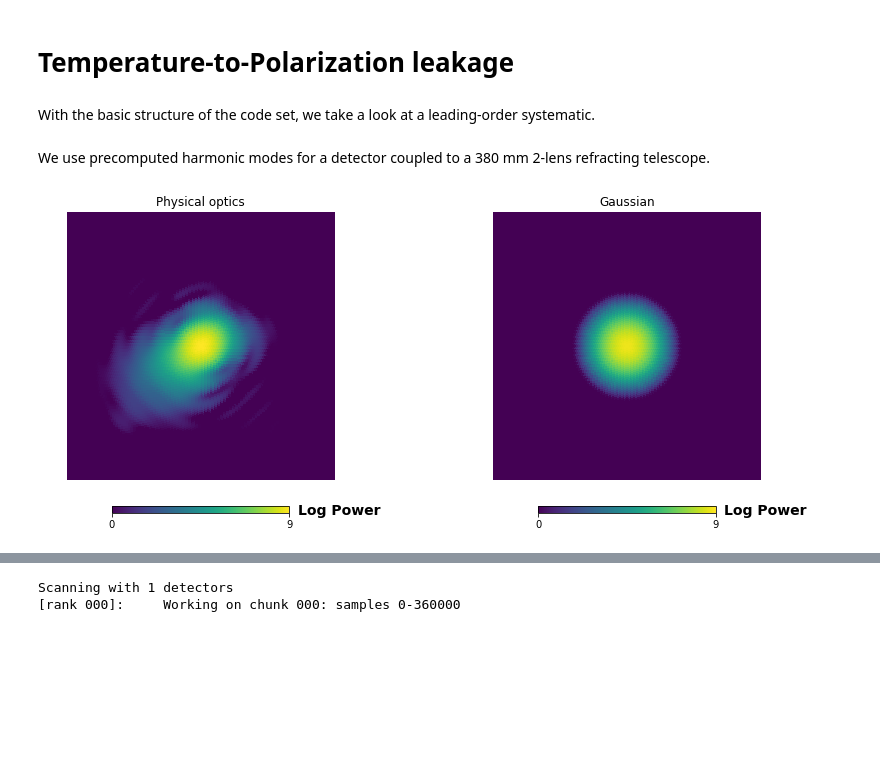
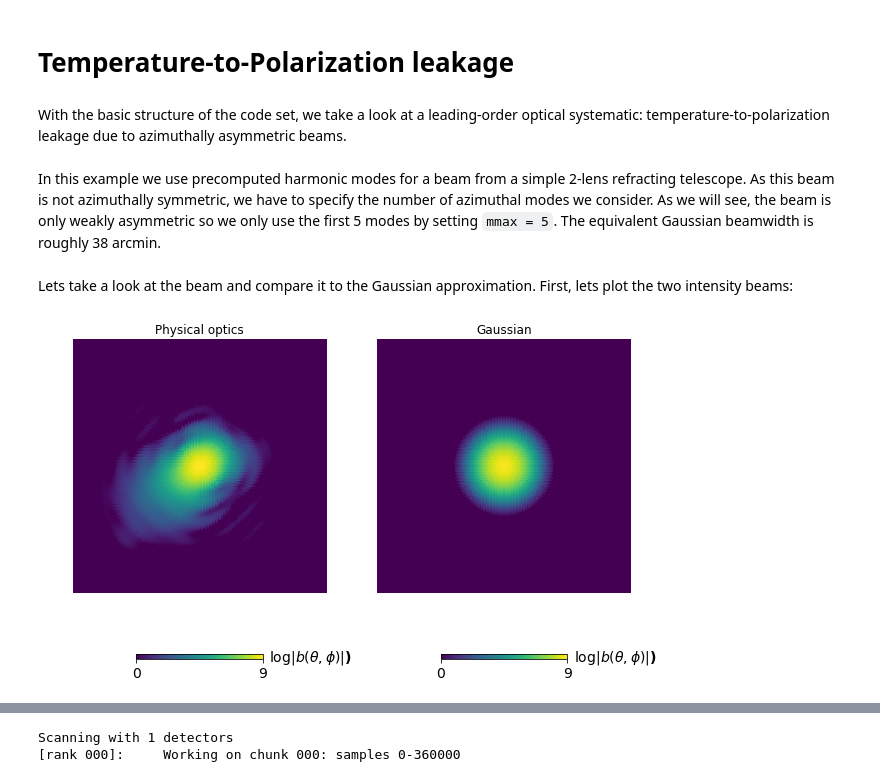
Before and after one commit to AdriJD/beamconv, a Jupyter notebook: notebooks/introduction.ipynb, the cells around one changed output, grey strips where cells are left out. Cells and saved outputs as stored; diff of their text form; code cells hidden in the pictures; blank space fills up the shorter version.

```diff
--- a/notebooks/introduction.ipynb
+++ b/notebooks/introduction.ipynb
@@ -6,7 +6,13 @@ We start by importing the `ScanStrategy` and `Beam` classes from `beamconv`. We
 # %%
-#%matplotlib inline
 import matplotlib
 import matplotlib.pyplot as plt
+fontsize=14
+matplotlib.rcParams.update({'font.size':fontsize})
+matplotlib.rcParams.update({'xtick.labelsize':fontsize})
+matplotlib.rcParams.update({'ytick.labelsize':fontsize})
+matplotlib.rcParams.update({'axes.labelsize':fontsize})
+matplotlib.rcParams.update({'lines.markersize': 4})
+
 import numpy as np
 import healpy as hp
 from beamconv import ScanStrategy
@@ -28,7 +34,7 @@ beam_opts = dict(az=0,
                  fwhm=40,
                  btype='Gaussian',
                  lmax=800,
-                 mmax=2)
+                 symmetric=True)
 beam = Beam(**beam_opts)
 print beam
 # %% [output]
@@ -116,40 +141,64 @@ ax.plot(tod_interp[:500])
 # %% [markdown]
 # Temperature-to-Polarization leakage
 # %% [markdown]
-With the basic structure of the code set, we take a look at a leading-order systematic.
+With the basic structure of the code set, we take a look at a leading-order optical systematic: temperature-to-polarization leakage due to azimuthally asymmetric beams.
-# %% [markdown]
-We use precomputed harmonic modes for a detector coupled to a 380 mm 2-lens refracting telescope.
+# %% [markdown]
+In this example we use precomputed harmonic modes for a beam from a simple 2-lens refracting telescope.  As this beam is not azimuthally symmetric, we have to specify the number of azimuthal modes we consider. As we will see, the beam is only weakly asymmetric so we only use the first 5 modes by setting `mmax = 5`. The equivalent Gaussian beamwidth is roughly 38 arcmin.
 # %%
+beam_dir = '../tests/test_data/example_blms/'
 beam_opts = dict(az=0,
                  el=0,
                  polang=0,
-                 fwhm=40,
-                 btype='Gaussian',
+                 fwhm=38,
+                 btype='PO', # Physical optics.
                  lmax=800,
                  mmax=5,
-                 po_file='../tests/test_data/example_blms/blm_hp_X1T1R1C8A_800_800.npy',)
-beam = Beam(**beam_opts)
+                 po_file=beam_dir+'blm_hp_X1T1R1C8A_800_800.npy')
+beam2 = Beam(**beam_opts)
+# %% [markdown]
+Lets take a look at the beam and compare it to the Gaussian approximation. First, lets plot the two intensity beams:
 # %%
 def blm2bmap(beam, nside=1024):
+    '''
+    Compute pixelized map of the intensity beam of
+    Beam instance.
+
+    Arguments
+    ---------
+    beam : <beamconv.detector.Beam>
+
+    Keyword arguments
+    -----------------
+    nside : int
+        Nside of output maps
+
+    Returns
+    -------
+    beammaps : array-like
+        HEALPix map of intensity beam.
+    '''
     blm = np.asarray(beam.blm).copy()[0]
+    # We need to divide out sqrt(4pi / (2 ell + 1)) to get
+    # correctly normlized spherical harmonic coeffients.
     ell = np.arange(hp.Alm.getlmax(blm.size))
     q_ell = np.sqrt(4. * np.pi / (2 * ell + 1))
     blm = hp.almxfl(blm, 1 / q_ell)
     return hp.alm2map(blm, nside, verbose=False)
 
-beam.btype='PO'
-bmap_po = blm2bmap(beam)
-del(beam.blm)
-beam.btype='Gaussian'
-bmap_ga = blm2bmap(beam)
-del(beam.blm)
+beam2.btype='PO'
+bmap_po = blm2bmap(beam2)
+del(beam2.blm)
+beam2.btype='Gaussian'
+bmap_ga = blm2bmap(beam2)
+del(beam2.blm)
 
-cart_opts = dict(rot=[0, 90, 0], lonra=[-3,3], latra=[-3,3], min=0, max=9, hold=True, unit='Log Power')
+cart_opts = dict(rot=[0, 90, 0], lonra=[-3,3], latra=[-3,3], min=0, max=9,
+                 hold=True, unit=r'$\log |b(\theta, \phi)|$)')
 
-fig, (ax1, ax2) = plt.subplots(ncols=2, figsize=(14, 6))
-plt.axes(ax1)
+fig, axs = plt.subplots(ncols=2, nrows=1, figsize=(10, 14))
+plt.axes(axs[0])
 hp.cartview(np.log(np.abs(bmap_po)), title="Physical optics", **cart_opts)
-plt.axes(ax2)
+plt.axes(axs[1])
 hp.cartview(np.log(np.abs(bmap_ga)), title="Gaussian", **cart_opts)
 # %% [output]
-[figure, old version]
+[figure, new version]
```
Also changed, not shown: parts of 38 cells of this notebook.
